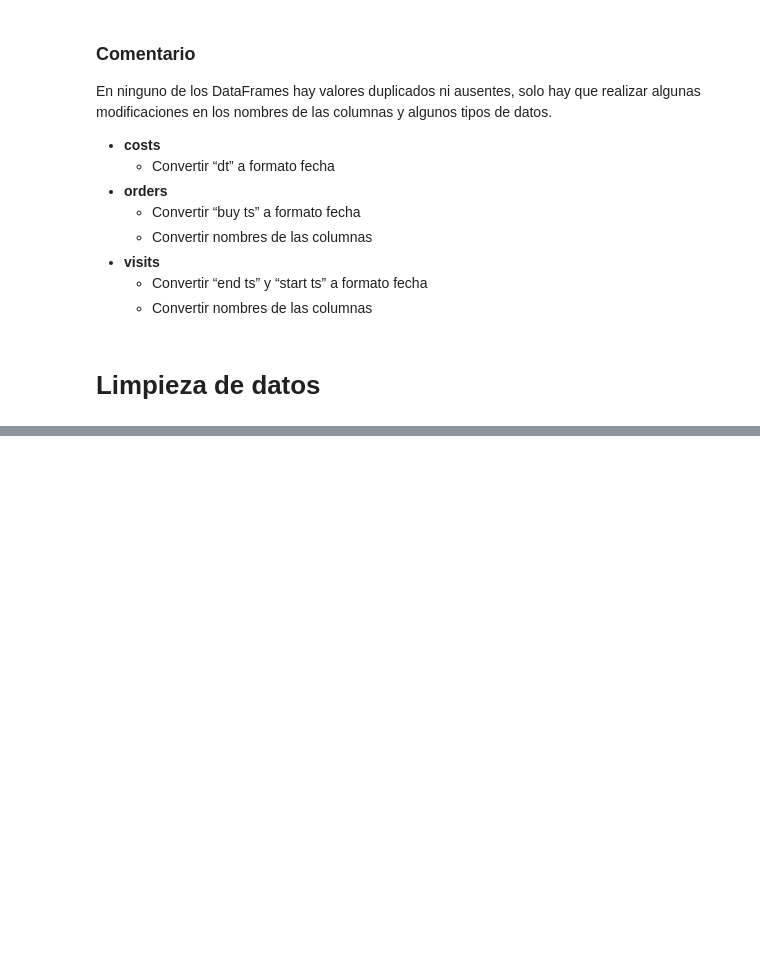
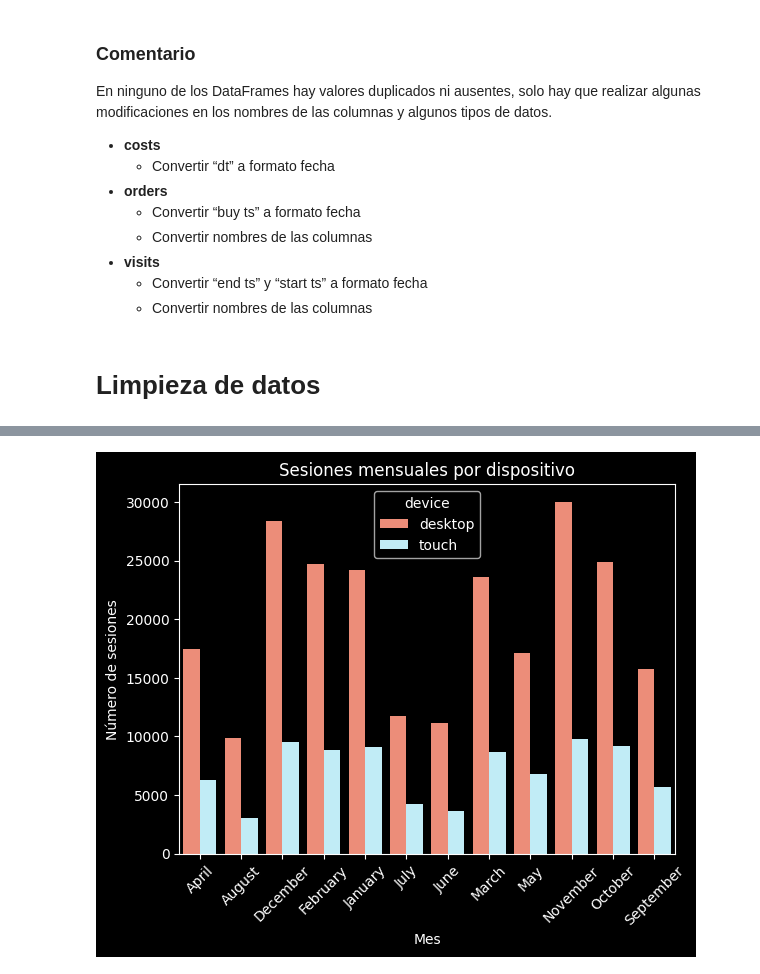
Before and after one commit to XivxnX/analisis_showz, a Jupyter notebook: analisis_showz.ipynb, the cells around one changed output, grey strips where cells are left out. Cells and saved outputs as stored; diff of their text form; code cells hidden in the pictures; blank space fills up the shorter version.

```diff
--- a/analisis_showz.ipynb
+++ b/analisis_showz.ipynb
@@ -170,0 +260,24 @@ visits['start_ts'] = pd.to_datetime(visits['start_ts'])
+# %%
+# sesiones mensuales por dispositivo
+sessions_per_device = (
+    visit_report.groupby(['session_month', 'device'])
+    .agg({'uid':'count'})
+    .reset_index()
+)
+
+# gráfico de barras: sesiones mensuales por dispositivo
+sns.barplot(sessions_per_device,
+            x='session_month',
+            y='uid',
+            hue='device',
+            palette={
+                'desktop':'#FF8066',
+                'touch': '#B8F1FF'
+            })
+plt.title('Sesiones mensuales por dispositivo')
+plt.xlabel('Mes')
+plt.ylabel('Número de sesiones')
+plt.xticks(rotation=45)
+plt.show()
+# %% [output]
+[figure, added]
```
Also changed, not shown: parts of 17 cells of this notebook.
